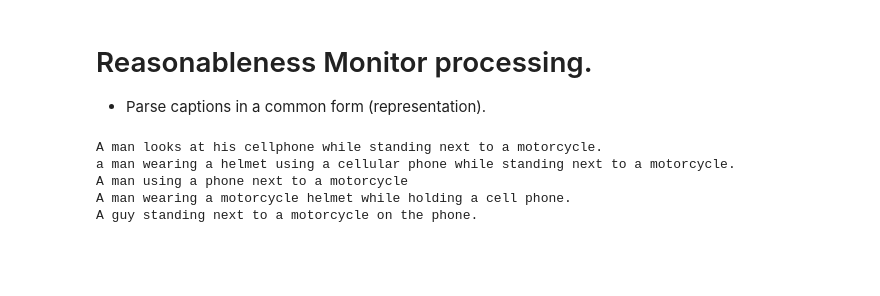
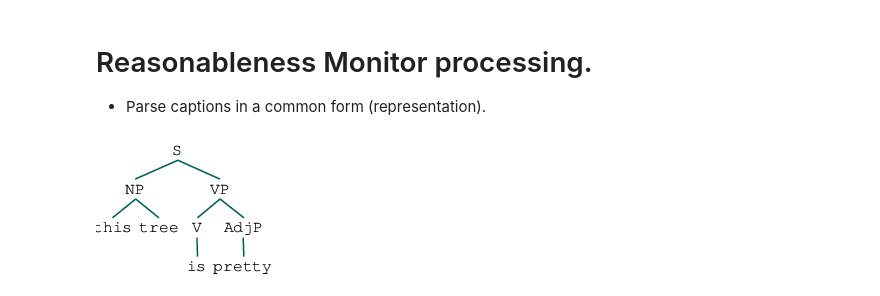
Before and after one commit to lgilpin/anomaly-explain, a Jupyter notebook: coco_application/end-to-end-demo.ipynb, the cells around one changed output. Cells and saved outputs as stored; diff of their text form; code cells hidden in the pictures; blank space fills up the shorter version.

```diff
--- a/coco_application/end-to-end-demo.ipynb
+++ b/coco_application/end-to-end-demo.ipynb
@@ -69,12 +69,19 @@ A guy standing next to a motorcycle on the phone.
 # Reasonableness Monitor processing.
 
 - Parse captions in a common form (representation).
-# %%
-for annotation in anns:
-    print(annotation['caption'])
-# %% [output]
-A man looks at his cellphone while standing next to a motorcycle.
-a man wearing a helmet using a cellular phone while standing next to a motorcycle.
-A man using a phone next to a motorcycle
-A man wearing a motorcycle helmet while holding a cell phone.
-A guy standing next to a motorcycle on the phone.
+# %%
+import sys
+sys.path.append('../') # This is a hack!
+
+import synthesizer.synthesize as synthesize
+import monitor.reasonableness_monitor as monitor
+import monitor.representation as rep
+
+from nltk.tree import Tree
+from IPython.display import display
+import IPython
+
+tree = Tree.fromstring('(S (NP this tree) (VP (V is) (AdjP pretty)))')
+IPython.core.display.display(tree)
+# %% [output]
+[figure, added]
```
Also changed, not shown: parts of 3 cells of this notebook.
